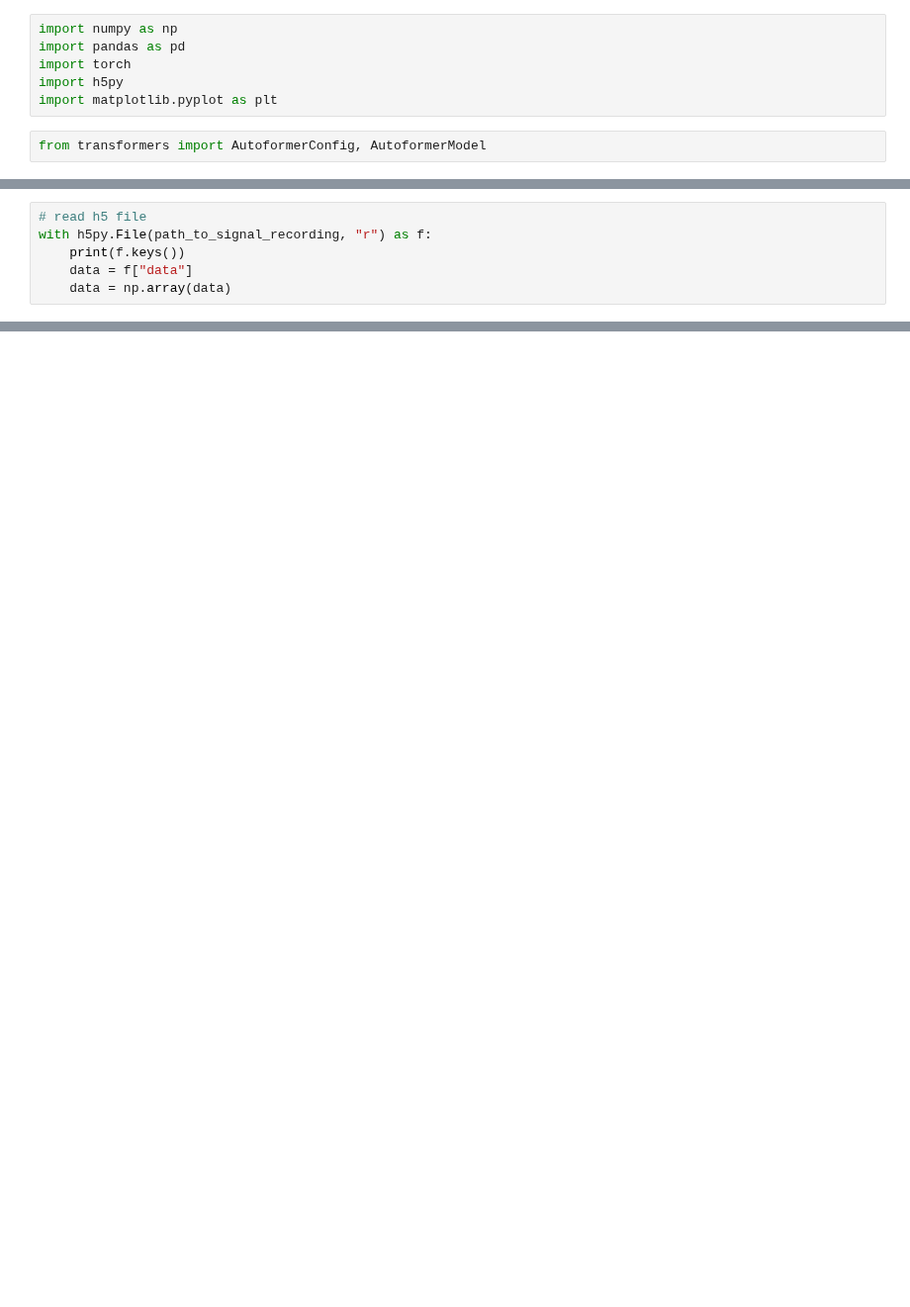
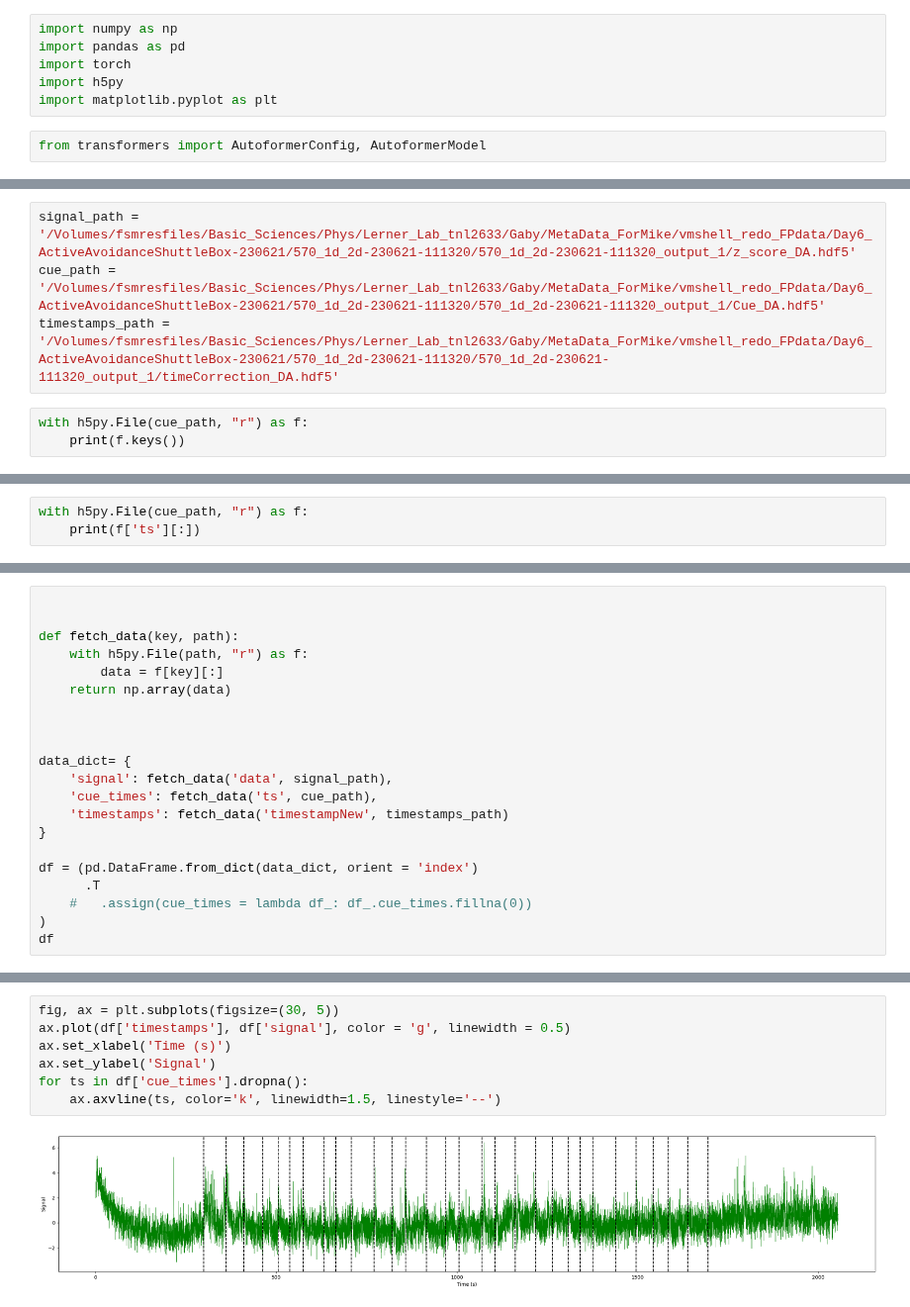
Before and after one commit to Mschaid/ENIGMA, a Jupyter notebook: notebooks/development/autoformer_experimentation.ipynb, the cells around one changed output, grey strips where cells are left out. Shown at 99% size. Cells and saved outputs as stored; diff of their text form; blank space fills up the shorter version.

```diff
--- a/notebooks/development/autoformer_experimentation.ipynb
+++ b/notebooks/development/autoformer_experimentation.ipynb
@@ -12,7 +9,8 @@ path_to_signal_recording = "/Volumes/fsmresfiles/Basic_Sciences/Phys/Lerner_Lab_
+# %%
+signal_path = '/Volumes/fsmresfiles/Basic_Sciences/Phys/Lerner_Lab_tnl2633/Gaby/MetaData_ForMike/vmshell_redo_FPdata/Day6_ActiveAvoidanceShuttleBox-230621/570_1d_2d-230621-111320/570_1d_2d-230621-111320_output_1/z_score_DA.hdf5'
+cue_path = '/Volumes/fsmresfiles/Basic_Sciences/Phys/Lerner_Lab_tnl2633/Gaby/MetaData_ForMike/vmshell_redo_FPdata/Day6_ActiveAvoidanceShuttleBox-230621/570_1d_2d-230621-111320/570_1d_2d-230621-111320_output_1/Cue_DA.hdf5'
+timestamps_path = '/Volumes/fsmresfiles/Basic_Sciences/Phys/Lerner_Lab_tnl2633/Gaby/MetaData_ForMike/vmshell_redo_FPdata/Day6_ActiveAvoidanceShuttleBox-230621/570_1d_2d-230621-111320/570_1d_2d-230621-111320_output_1/timeCorrection_DA.hdf5'
 # %%
-# read h5 file
-with h5py.File(path_to_signal_recording, "r") as f:
+with h5py.File(cue_path, "r") as f:
     print(f.keys())
-    data = f["data"]
-    data = np.array(data)
 # %% [output]
@@ -42,0 +18,3 @@ TypeError: AutoformerModel.forward() missing 1 required positional argument: 'pa
+# %%
+with h5py.File(cue_path, "r") as f:
+    print(f['ts'][:])
@@ -42,0 +28,21 @@ TypeError: AutoformerModel.forward() missing 1 required positional argument: 'pa
+# %%
+
+
+def fetch_data(key, path):
+    with h5py.File(path, "r") as f:
+        data = f[key][:]
+    return np.array(data)
+
+
+
+data_dict= {
+    'signal': fetch_data('data', signal_path),
+    'cue_times': fetch_data('ts', cue_path),
+    'timestamps': fetch_data('timestampNew', timestamps_path)
+}
+
+df = (pd.DataFrame.from_dict(data_dict, orient = 'index')
+      .T
+    #   .assign(cue_times = lambda df_: df_.cue_times.fillna(0))
+)
+df
@@ -42,0 +63,9 @@ TypeError: AutoformerModel.forward() missing 1 required positional argument: 'pa
+# %%
+fig, ax = plt.subplots(figsize=(30, 5))
+ax.plot(df['timestamps'], df['signal'], color = 'g', linewidth = 0.5)
+ax.set_xlabel('Time (s)')
+ax.set_ylabel('Signal')
+for ts in df['cue_times'].dropna():
+    ax.axvline(ts, color='k', linewidth=1.5, linestyle='--')
+# %% [output]
+[figure, added]
```
Also changed, not shown: parts of 16 cells of this notebook, 1 other file.
